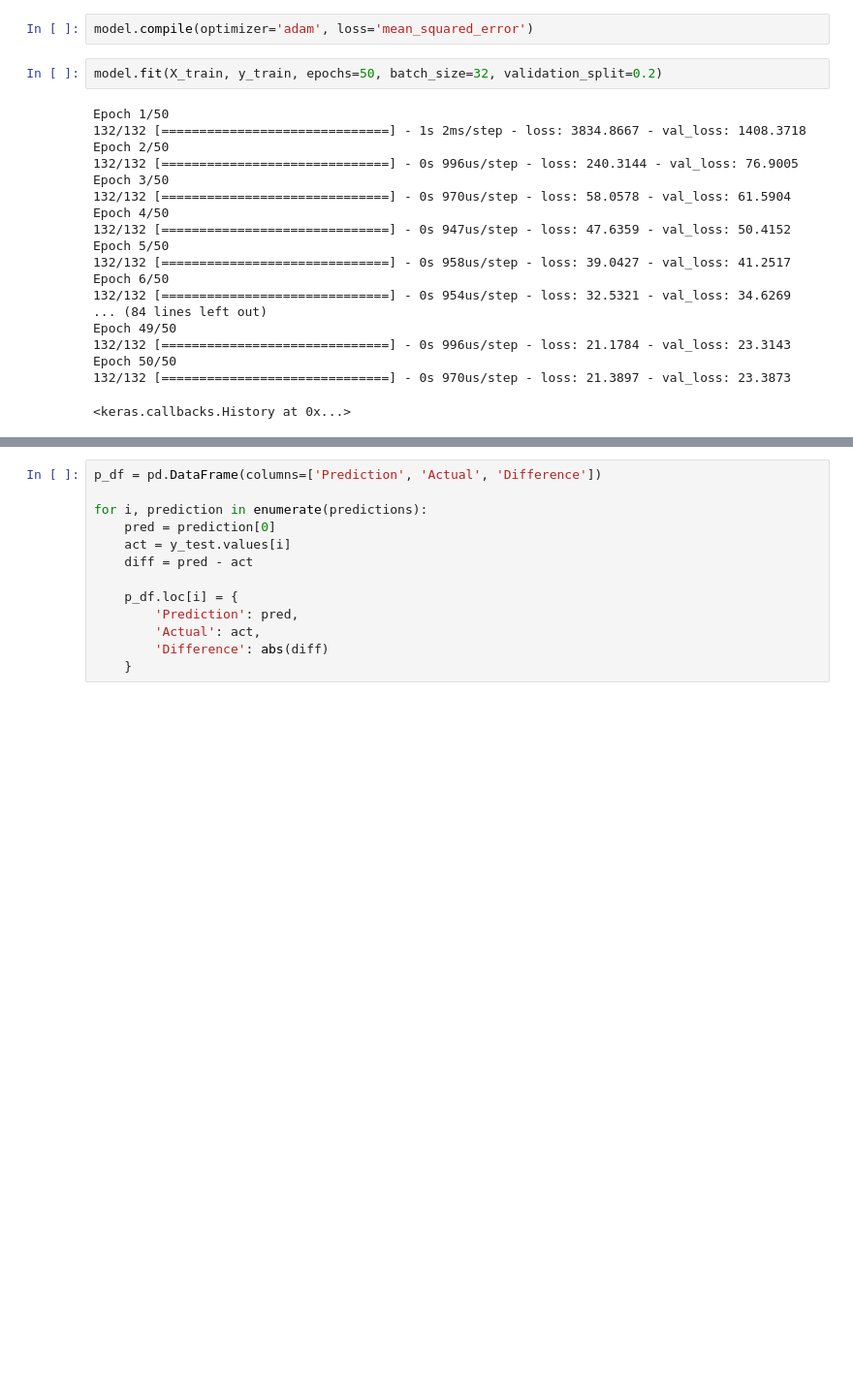
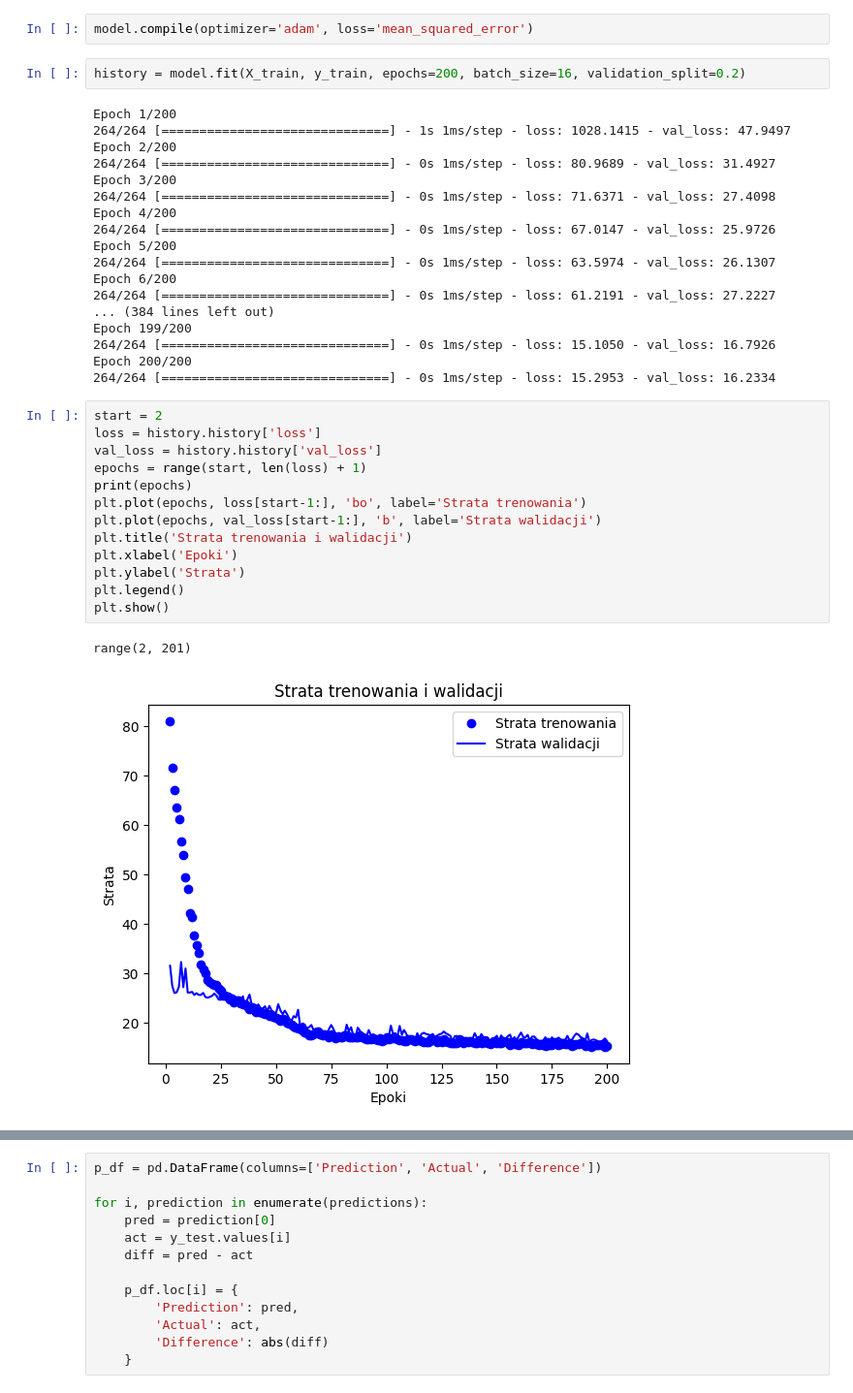
Before and after one commit to piotrlupinski/ZSSI, a Jupyter notebook: Trenowanie i Ewaluacja/trenowanie.ipynb, the cells around one changed output, grey strips where cells are left out. Shown: that part at 97% size. Cells and saved outputs as stored; diff of their text form; blank space fills up the shorter version.

```diff
--- a/Trenowanie i Ewaluacja/trenowanie.ipynb
+++ b/Trenowanie i Ewaluacja/trenowanie.ipynb
@@ -256,23 +191,38 @@ model.add(Dense(1, activation='linear'))
 # %%
 model.compile(optimizer='adam', loss='mean_squared_error')
 # %%
-model.fit(X_train, y_train, epochs=50, batch_size=32, validation_split=0.2)
+history = model.fit(X_train, y_train, epochs=200, batch_size=16, validation_split=0.2)
 # %% [output]
-Epoch 1/50
-132/132 [==============================] - 1s 2ms/step - loss: 3834.8667 - val_loss: 1408.3718
-Epoch 2/50
-132/132 [==============================] - 0s 996us/step - loss: 240.3144 - val_loss: 76.9005
-Epoch 3/50
-132/132 [==============================] - 0s 970us/step - loss: 58.0578 - val_loss: 61.5904
-Epoch 4/50
-132/132 [==============================] - 0s 947us/step - loss: 47.6359 - val_loss: 50.4152
-Epoch 5/50
-132/132 [==============================] - 0s 958us/step - loss: 39.0427 - val_loss: 41.2517
-Epoch 6/50
-132/132 [==============================] - 0s 954us/step - loss: 32.5321 - val_loss: 34.6269
-... (84 lines left out)
-Epoch 49/50
-132/132 [==============================] - 0s 996us/step - loss: 21.1784 - val_loss: 23.3143
-Epoch 50/50
-132/132 [==============================] - 0s 970us/step - loss: 21.3897 - val_loss: 23.3873
+Epoch 1/200
+264/264 [==============================] - 1s 1ms/step - loss: 1028.1415 - val_loss: 47.9497
+Epoch 2/200
+264/264 [==============================] - 0s 1ms/step - loss: 80.9689 - val_loss: 31.4927
+Epoch 3/200
+264/264 [==============================] - 0s 1ms/step - loss: 71.6371 - val_loss: 27.4098
+Epoch 4/200
+264/264 [==============================] - 0s 1ms/step - loss: 67.0147 - val_loss: 25.9726
+Epoch 5/200
+264/264 [==============================] - 0s 1ms/step - loss: 63.5974 - val_loss: 26.1307
+Epoch 6/200
+264/264 [==============================] - 0s 1ms/step - loss: 61.2191 - val_loss: 27.2227
+... (384 lines left out)
+Epoch 199/200
+264/264 [==============================] - 0s 1ms/step - loss: 15.1050 - val_loss: 16.7926
+Epoch 200/200
+264/264 [==============================] - 0s 1ms/step - loss: 15.2953 - val_loss: 16.2334
-<keras.callbacks.History at 0x...>
+# %%
+start = 2
+loss = history.history['loss']
+val_loss = history.history['val_loss']
+epochs = range(start, len(loss) + 1)
+print(epochs)
+plt.plot(epochs, loss[start-1:], 'bo', label='Strata trenowania')
+plt.plot(epochs, val_loss[start-1:], 'b', label='Strata walidacji')
+plt.title('Strata trenowania i walidacji')
+plt.xlabel('Epoki')
+plt.ylabel('Strata')
+plt.legend()
+plt.show()
+# %% [output]
+range(2, 201)
+[figure, added]
```
Also changed, not shown: parts of 14 cells of this notebook.
